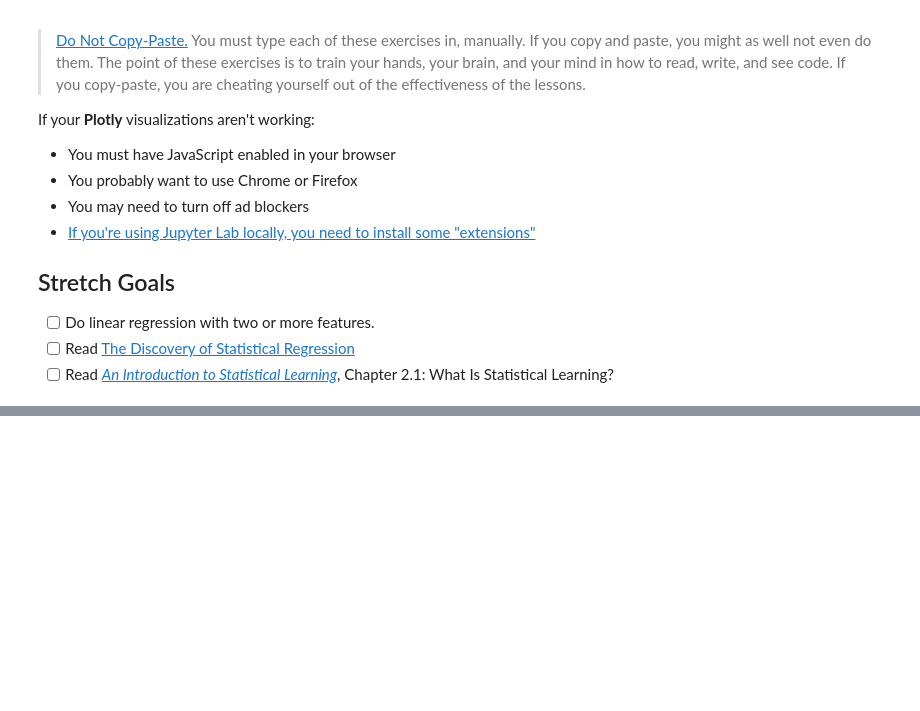
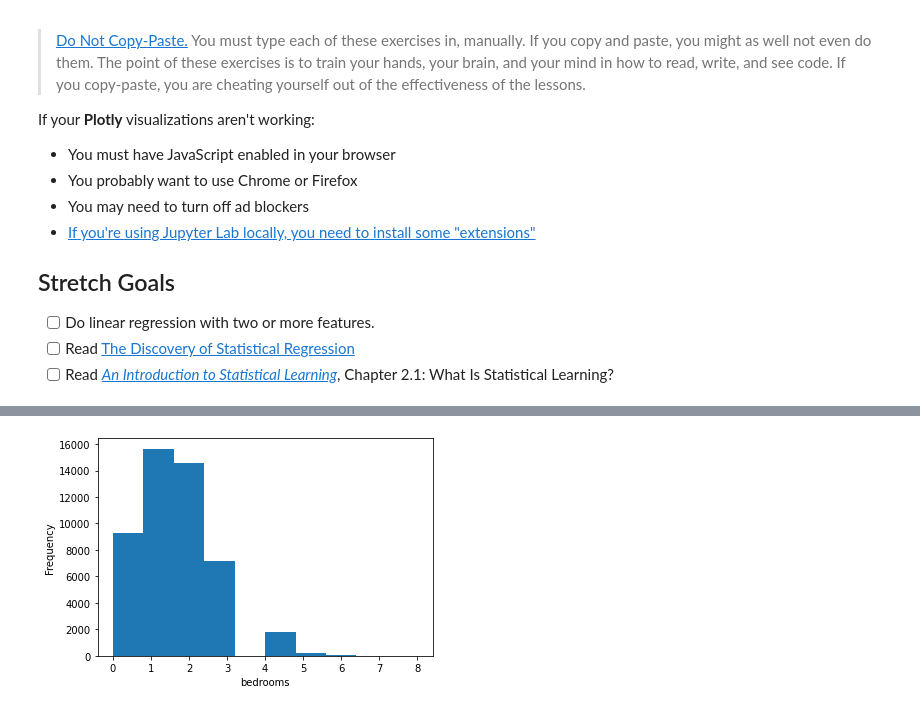
Before and after one commit to bloominstituteoftechnology/DS-Unit-2-Linear-Models, a Jupyter notebook: module1-regression-1/LS_DS_211_assignment.ipynb, the cells around one changed output, grey strips where cells are left out. Drawn from its saved outputs; the diff is of its cells as text; code cells hidden in the pictures; blank space fills up the shorter version.

```diff
--- a/module1-regression-1/LS_DS_211_assignment.ipynb
+++ b/module1-regression-1/LS_DS_211_assignment.ipynb
@@ -62,0 +101,5 @@ df = df[(df['price'] >= 1375) & (df['price'] <= 15500) &
+# %%
+df['bedrooms'].plot(kind='hist')
+plt.xlabel('bedrooms');
+# %% [output]
+[figure, added]
```
Also changed, not shown: parts of 28 cells of this notebook.
